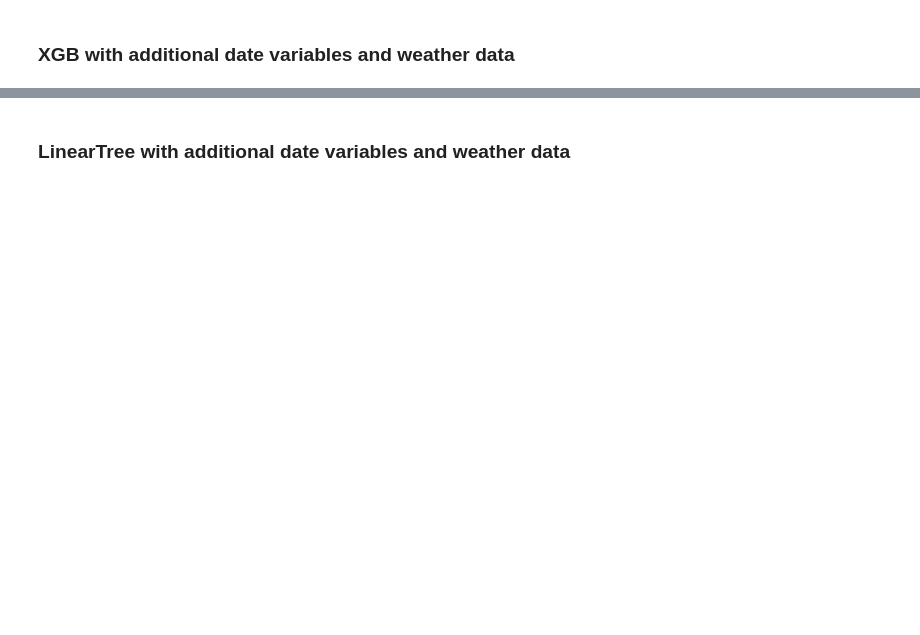
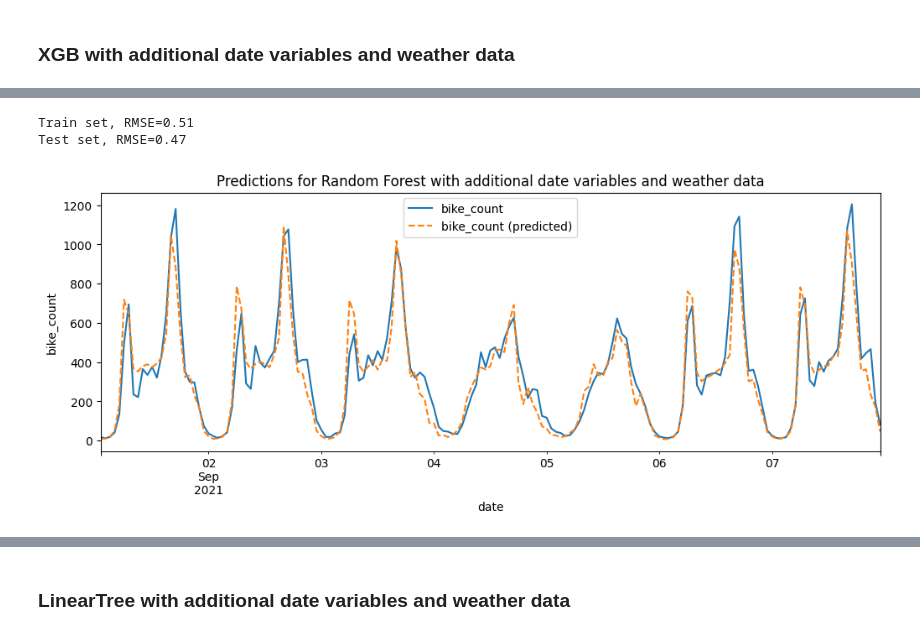
Before and after one commit to stlbnmaria/PythonForDS_Project, a Jupyter notebook: modeling/tree_models/tree_models.ipynb, the cells around one changed output, grey strips where cells are left out. Saved outputs shown, nothing was run; the diff lists cells and outputs as text; code cells hidden in the pictures; blank space fills up the shorter version.

```diff
--- a/modeling/tree_models/tree_models.ipynb
+++ b/modeling/tree_models/tree_models.ipynb
@@ -110,6 +122,16 @@ date_cols = problem._encode_dates(X_train[["date"]]).columns.tolist()
 
 add_date_encoder = FunctionTransformer(problem._additional_date_variables)
 add_date_cols = ["season"]
+
+drop_cols = [
+    "counter_id",
+    "site_id",
+    "counter_installation_date",
+    "counter_technical_id",
+]
+drop_transformer = FunctionTransformer(
+    problem._drop_cols, kw_args={"cols": drop_cols}, validate=False
+)
 
 categorical_encoder = OneHotEncoder(handle_unknown="ignore")
 categorical_cols = ["counter_name", "site_name"]
@@ -119,14 +141,17 @@ preprocessor = ColumnTransformer(
         ("date", OneHotEncoder(handle_unknown="ignore"), date_cols),
         ("add_date", OneHotEncoder(handle_unknown="ignore"), add_date_cols),
         ("cat", categorical_encoder, categorical_cols),
-    ]
+    ],
+    remainder="passthrough",
 )
 
 regressor = RandomForestRegressor(
     max_features="sqrt", verbose=1, n_jobs=4, max_samples=0.5
 )
 
-pipe = make_pipeline(date_encoder, add_date_encoder, preprocessor, regressor)
+pipe = make_pipeline(
+    date_encoder, add_date_encoder, drop_transformer, preprocessor, regressor
+)
 pipe.fit(X_train, y_train)
 # %% [output]
 [Parallel(n_jobs=4)]: Using backend ThreadingBackend with 4 concurrent workers.
@@ -189,6 +214,16 @@ add_date_encoder = FunctionTransformer(
 )
 add_date_cols = ["season"]
 
+drop_cols = [
+    "counter_id",
+    "site_id",
+    "counter_installation_date",
+    "counter_technical_id",
+]
+drop_transformer = FunctionTransformer(
+    problem._drop_cols, kw_args={"cols": drop_cols}, validate=False
+)
+
 categorical_encoder = OneHotEncoder(handle_unknown="ignore")
 categorical_cols = ["counter_name", "site_name", "wdir"]
 
@@ -197,7 +232,8 @@ preprocessor = ColumnTransformer(
         ("date", OneHotEncoder(handle_unknown="ignore"), date_cols),
         ("add_date", OneHotEncoder(handle_unknown="ignore"), add_date_cols),
         ("cat", categorical_encoder, categorical_cols),
-    ]
+    ],
+    remainder="passthrough",
 )
 
 regressor = RandomForestRegressor(
@@ -208,6 +244,7 @@ pipe = make_pipeline(
     FunctionTransformer(problem._merge_external_data, validate=False),
     date_encoder,
     add_date_encoder,
+    drop_transformer,
     preprocessor,
     regressor,
 )
@@ -278,0 +391,18 @@ print(max(depths))
+# %%
+y_pred_train = pipe.predict(X_train)
+y_pred_test = pipe.predict(X_test)
+# %%
+print(f"Train set, RMSE={mean_squared_error(y_train, y_pred_train, squared=False):.2f}")
+print(f"Test set, RMSE={mean_squared_error(y_test, y_pred_test, squared=False):.2f}")
+# %% [output]
+Train set, RMSE=0.51
+Test set, RMSE=0.47
+# %%
+problem.week_plot(
+    X_test,
+    y_pred_test,
+    y_test,
+    "Random Forest with additional date variables and weather data",
+)
+# %% [output]
+[figure, added]
```
Also changed, not shown: parts of 13 cells of this notebook, 1 other file.
